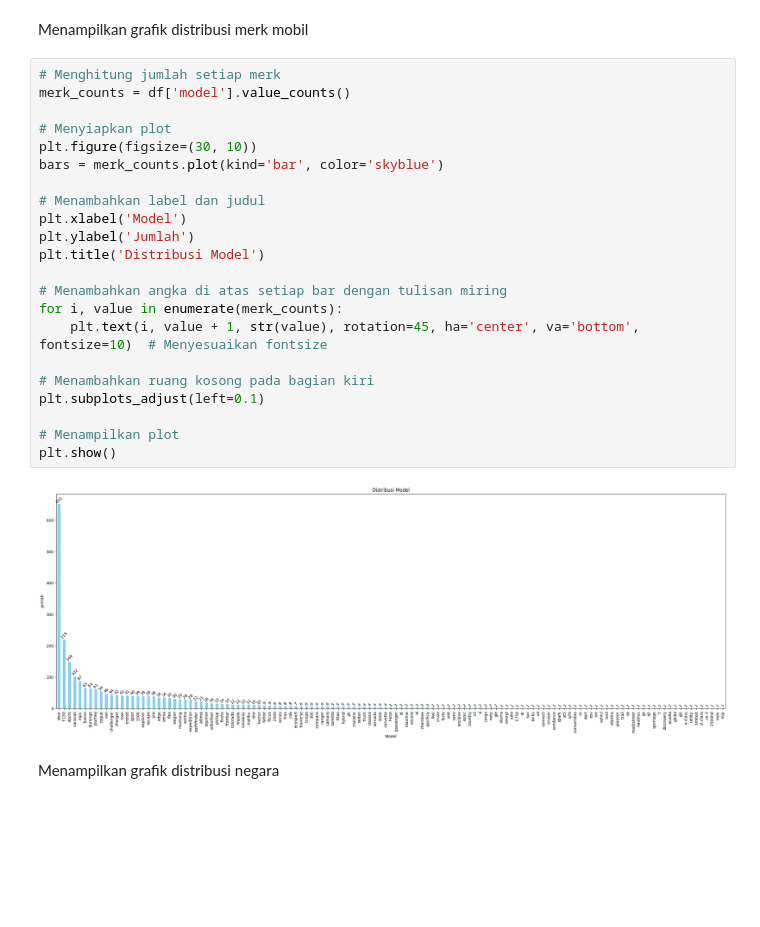
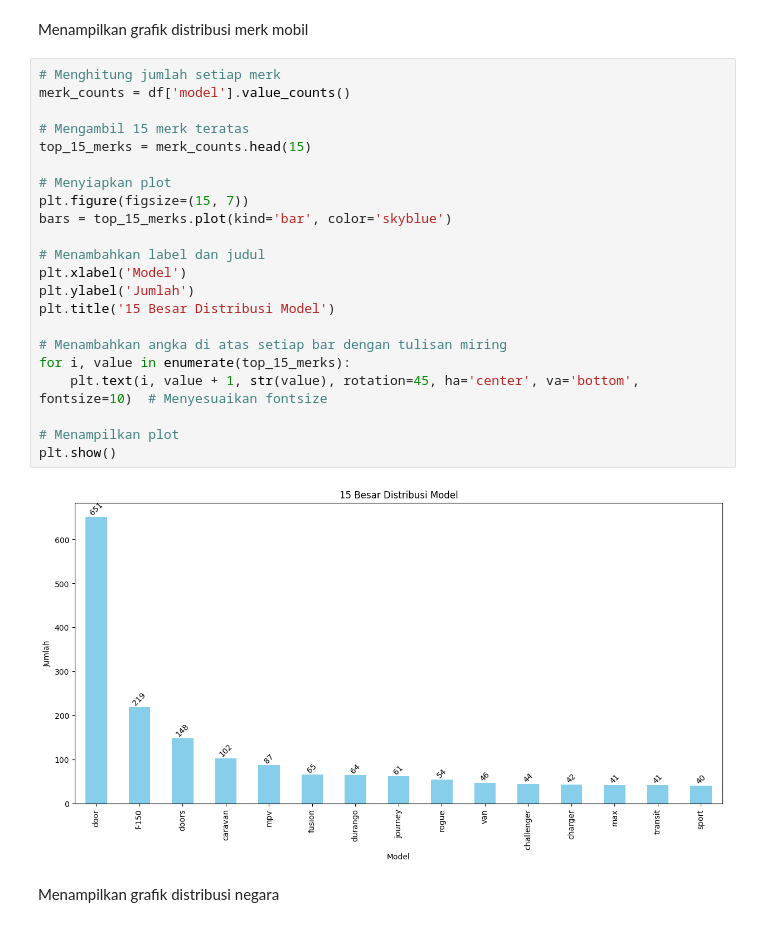
Before and after one commit to aldilbhaskoro/TugasKuliah, a Jupyter notebook: Tubes_Phyton.ipynb, the cells around one changed output. Drawn from its saved outputs; the diff is of its cells as text; blank space fills up the shorter version.

```diff
--- a/Tubes_Phyton.ipynb
+++ b/Tubes_Phyton.ipynb
@@ -160,27 +223,27 @@ Menampilkan grafik distribusi merk mobil
 # %%
 # Menghitung jumlah setiap merk
 merk_counts = df['model'].value_counts()
 
+# Mengambil 15 merk teratas
+top_15_merks = merk_counts.head(15)
+
 # Menyiapkan plot
-plt.figure(figsize=(30, 10))
-bars = merk_counts.plot(kind='bar', color='skyblue')
+plt.figure(figsize=(15, 7))
+bars = top_15_merks.plot(kind='bar', color='skyblue')
 
 # Menambahkan label dan judul
 plt.xlabel('Model')
 plt.ylabel('Jumlah')
-plt.title('Distribusi Model')
+plt.title('15 Besar Distribusi Model')
 
 # Menambahkan angka di atas setiap bar dengan tulisan miring
-for i, value in enumerate(merk_counts):
+for i, value in enumerate(top_15_merks):
     plt.text(i, value + 1, str(value), rotation=45, ha='center', va='bottom', fontsize=10)  # Menyesuaikan fontsize
-
-# Menambahkan ruang kosong pada bagian kiri
-plt.subplots_adjust(left=0.1)
 
 # Menampilkan plot
 plt.show()
 # %% [output]
-[figure, old version]
+[figure, new version]
 # %% [markdown]
 Menampilkan grafik distribusi negara
 # %%
```
Also changed, not shown: parts of 21 cells of this notebook.
